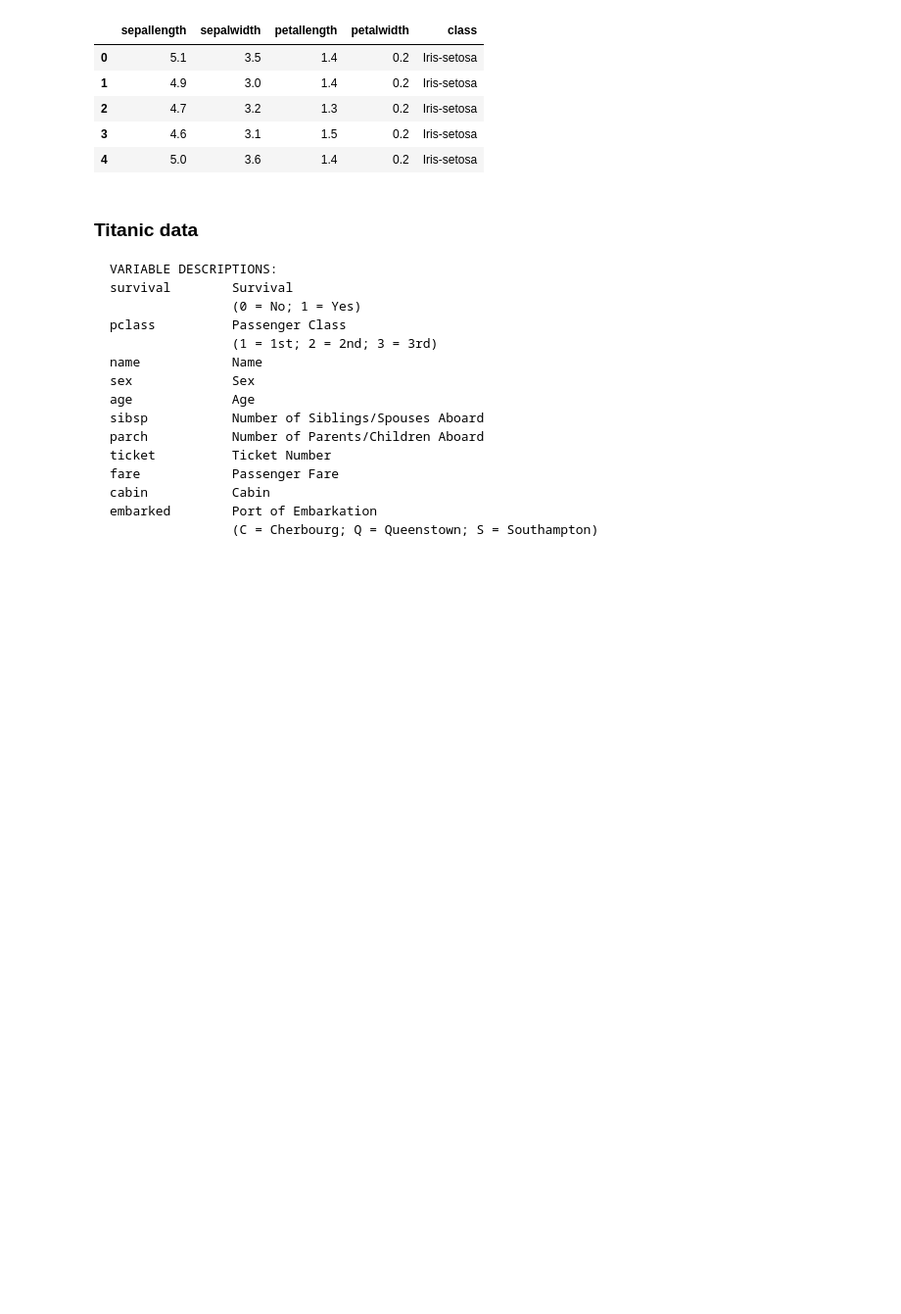
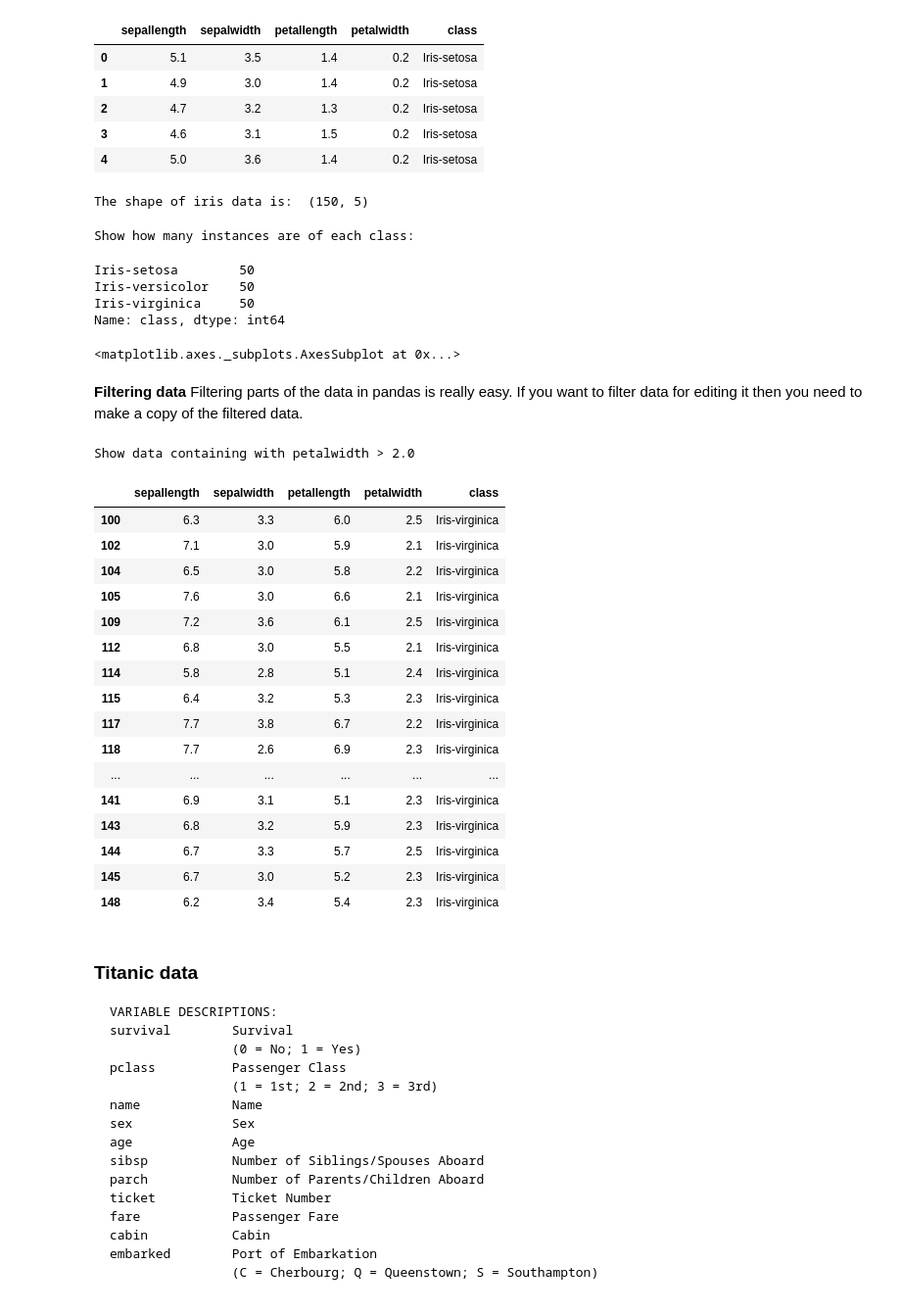
Before and after one commit to napsternxg/DataMiningPython, a Jupyter notebook: Lecture Notebooks/Getting Started.ipynb, the cells around one changed output. Shown at 98% size. Drawn from its saved outputs; the diff is of its cells as text; code cells hidden in the pictures; blank space fills up the shorter version.

```diff
--- a/Lecture Notebooks/Getting Started.ipynb
+++ b/Lecture Notebooks/Getting Started.ipynb
@@ -130,6 +130,49 @@ df_iris.head()
 | 2 | 4.7 | 3.2 | 1.3 | 0.2 | Iris-setosa |
 | 3 | 4.6 | 3.1 | 1.5 | 0.2 | Iris-setosa |
 | 4 | 5.0 | 3.6 | 1.4 | 0.2 | Iris-setosa |
+# %%
+print "The shape of iris data is: ", df_iris.shape
+# %% [output]
+The shape of iris data is:  (150, 5)
+# %%
+print "Show how many instances are of each class: "
+df_iris["class"].value_counts()
+# %% [output]
+Show how many instances are of each class:
+Iris-setosa        50
+Iris-versicolor    50
+Iris-virginica     50
+Name: class, dtype: int64
+# %%
+df_iris["sepallength"].hist(bins=10)
+# %% [output]
+<matplotlib.axes._subplots.AxesSubplot at 0x...>
+# %% [markdown]
+**Filtering data**
+Filtering parts of the data in pandas is really easy.
+If you want to filter data for editing it then you need to make a copy of the filtered data.
+# %%
+print "Show data containing with petalwidth > 2.0"
+df_iris[df_iris.petalwidth > 2.0]
+# %% [output]
+Show data containing with petalwidth > 2.0
+|  | sepallength | sepalwidth | petallength | petalwidth | class |
+| 100 | 6.3 | 3.3 | 6.0 | 2.5 | Iris-virginica |
+| 102 | 7.1 | 3.0 | 5.9 | 2.1 | Iris-virginica |
+| 104 | 6.5 | 3.0 | 5.8 | 2.2 | Iris-virginica |
+| 105 | 7.6 | 3.0 | 6.6 | 2.1 | Iris-virginica |
+| 109 | 7.2 | 3.6 | 6.1 | 2.5 | Iris-virginica |
+| 112 | 6.8 | 3.0 | 5.5 | 2.1 | Iris-virginica |
+| 114 | 5.8 | 2.8 | 5.1 | 2.4 | Iris-virginica |
+| 115 | 6.4 | 3.2 | 5.3 | 2.3 | Iris-virginica |
+| 117 | 7.7 | 3.8 | 6.7 | 2.2 | Iris-virginica |
+| 118 | 7.7 | 2.6 | 6.9 | 2.3 | Iris-virginica |
+| ... | ... | ... | ... | ... | ... |
+| 141 | 6.9 | 3.1 | 5.1 | 2.3 | Iris-virginica |
+| 143 | 6.8 | 3.2 | 5.9 | 2.3 | Iris-virginica |
+| 144 | 6.7 | 3.3 | 5.7 | 2.5 | Iris-virginica |
+| 145 | 6.7 | 3.0 | 5.2 | 2.3 | Iris-virginica |
+| 148 | 6.2 | 3.4 | 5.4 | 2.3 | Iris-virginica |
 # %% [markdown]
 ### Titanic data
 
```
Also changed, not shown: parts of 5 cells of this notebook.
